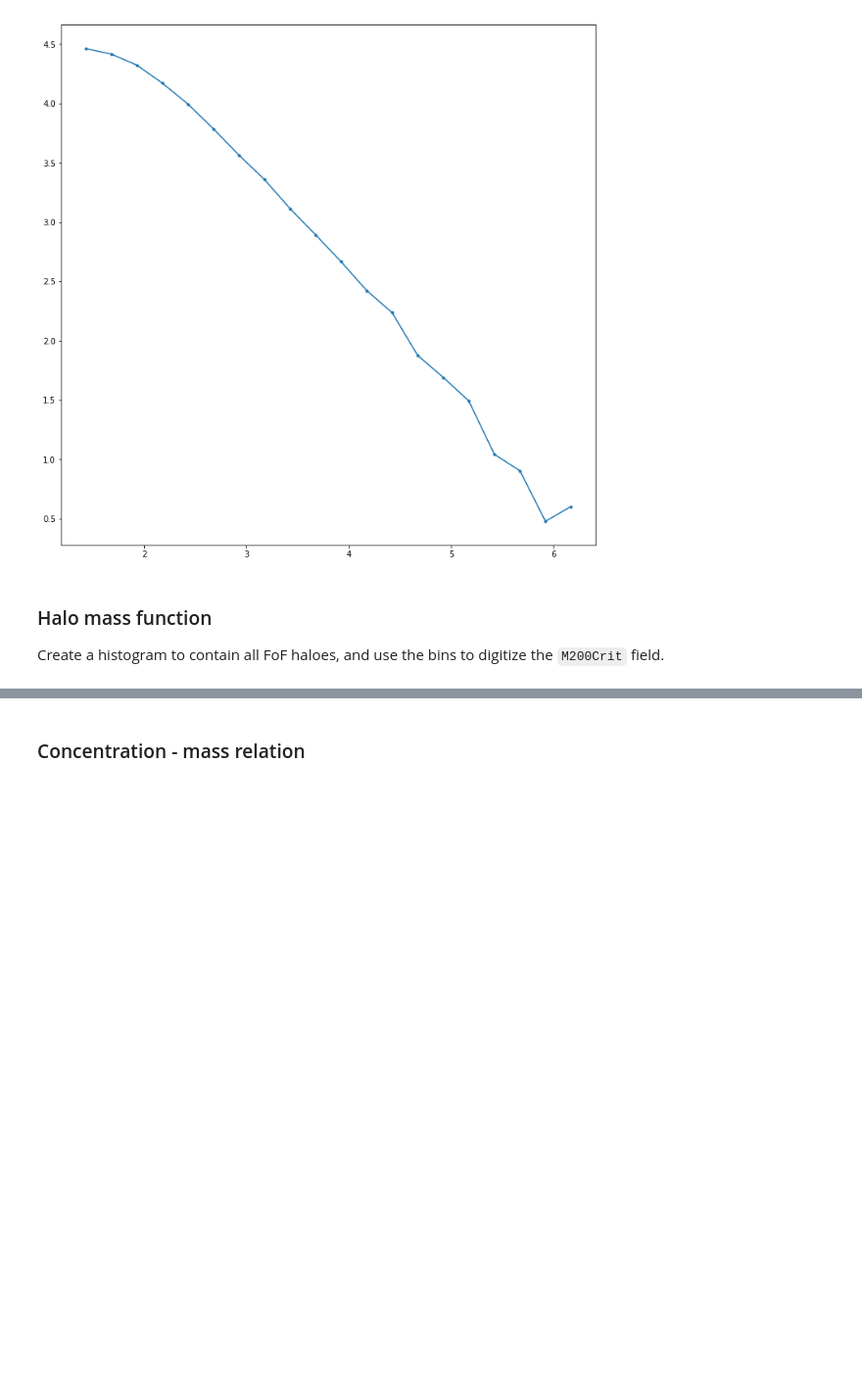
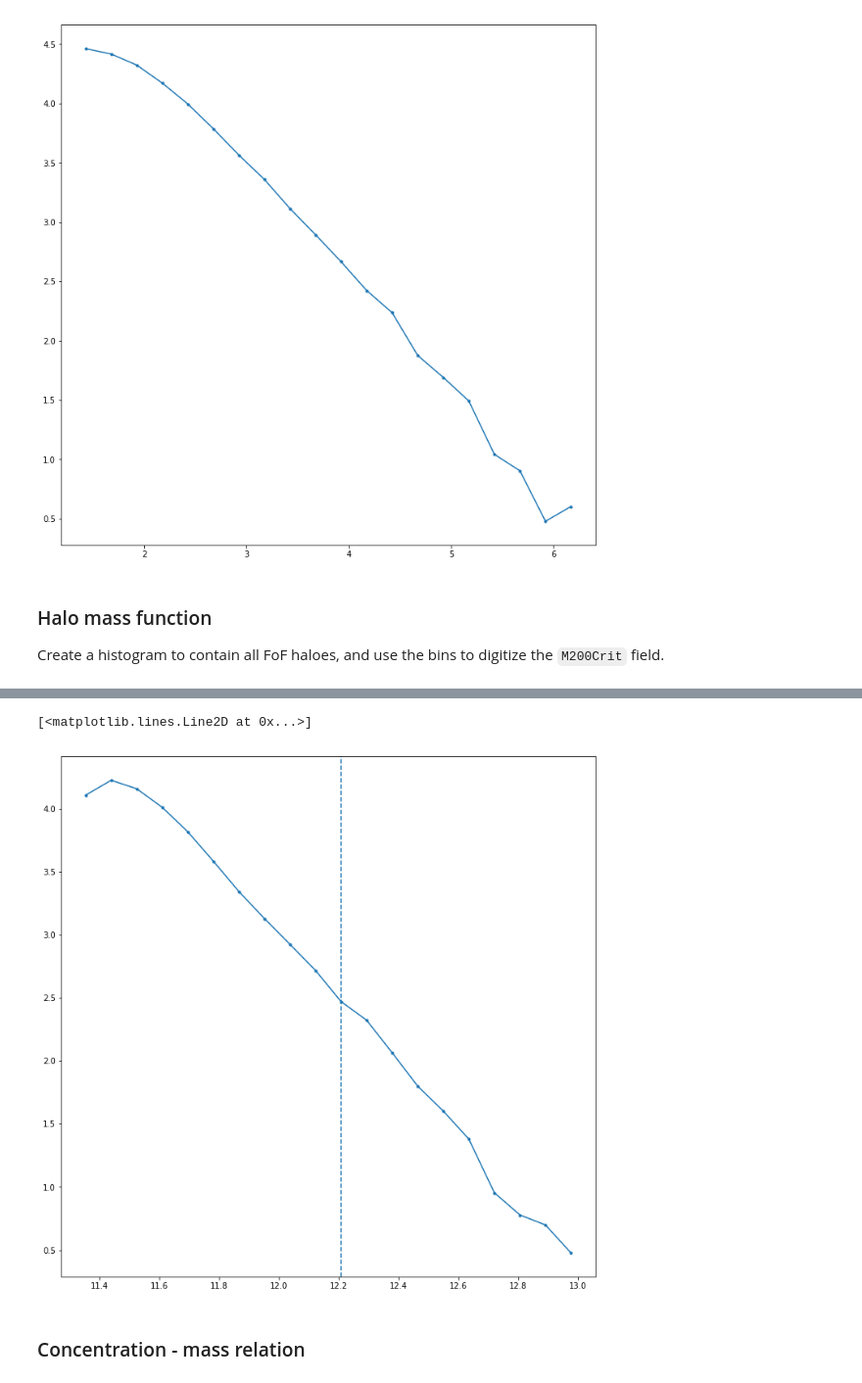
Before and after one commit to oleskiewicz/hbtp, a Jupyter notebook: notebook.ipynb, the cells around one changed output, grey strips where cells are left out. Shown at 98% size. Drawn from its saved outputs; the diff is of its cells as text; code cells hidden in the pictures; blank space fills up the shorter version.

```diff
--- a/notebook.ipynb
+++ b/notebook.ipynb
@@ -19,11 +20,13 @@ matplotlib.rcParams['figure.figsize'] = (12.0, 12.0)
 # %% [markdown]
 ### Analysis parameters
 # %%
+grav = "GR_b64n512"
+prof = "nfw"
 snap = 122
 nbins = 20
 bin = 10
 
-r = HBTReader("./data/")
+r = HBTReader("./data/%s/subcat" % grav)
 # %% [markdown]
 ### Subhalo mass function
 # %%
@@ -55,13 +61,14 @@ plt.plot(bins, np.log10(counts), color='C0', marker='.')
 
 Create a histogram to contain all FoF haloes, and use the bins to digitize the `M200Crit` field.
 # %%
-hs = r.LoadHostHalos(snap)[['HaloId','R200CritComoving','M200Crit','CenterOffset']]
-hs = hs[(hs['M200Crit'] >= 20) & (hs['CenterOffset'] >= 0.1)]
-hs['M200Crit'] = 1e10*hs['M200Crit']
+def read_haloes(r, snap):
+    hs = r.LoadHostHalos(snap)[['HaloId','R200CritComoving','M200Crit','CenterOffset']]
+    hs = hs[(hs['M200Crit'] >= 20) & (hs['CenterOffset'] >= 0.1)]
+    hs['M200Crit'] = 1e10*hs['M200Crit']
+    return hs
 
-counts, bin_edges = np.histogram(np.log10(hs['M200Crit']), nbins)
-hs = np.lib.recfunctions.append_fields(hs, 'bin',\
-    np.digitize(np.log10(hs['M200Crit']), bin_edges),\
-    usemask=False)
-bins = 0.5*(bin_edges[1:] + bin_edges[:-1])
-print(counts, bin_edges, bins)
+def bin_haloes(haloes, bin_column, bin_edges):
+    hs = np.lib.recfunctions.append_fields(haloes, 'bin',\
+        np.digitize(np.log10(haloes[bin_column]), bin_edges),\
+        usemask=False)
+    return hs
@@ -83,0 +75,9 @@ plt.axvspan(bin_edges[bin-1], bin_edges[bin], color='C0', alpha=0.3)
+# %%
+def halo_mass_function(r, snap):
+    hs = read_haloes(r, snap)
+    counts, bin_edges = np.histogram(np.log10(hs['M200Crit']), nbins)
+    hs = bin_haloes(hs, 'M200Crit', bin_edges)
+    bins = 0.5*(bin_edges[1:] + bin_edges[:-1])
+    return bins, np.log10(counts)
+
+halo_mass_function(r, snap)
@@ -84,2 +94,8 @@ plt.axvspan(bin_edges[bin-1], bin_edges[bin], color='C0', alpha=0.3)
+# %%
+plt.axvline(halo_mass_function(r, snap)[0][bin], color='C0', linestyle='--')
+plt.plot(*halo_mass_function(r, snap), color='C0', marker='.')
+# %% [output]
+[<matplotlib.lines.Line2D at 0x...>]
+[figure, added]
 # %% [markdown]
 ### Concentration - mass relation
```
Also changed, not shown: parts of 28 cells of this notebook, 4 other files.
